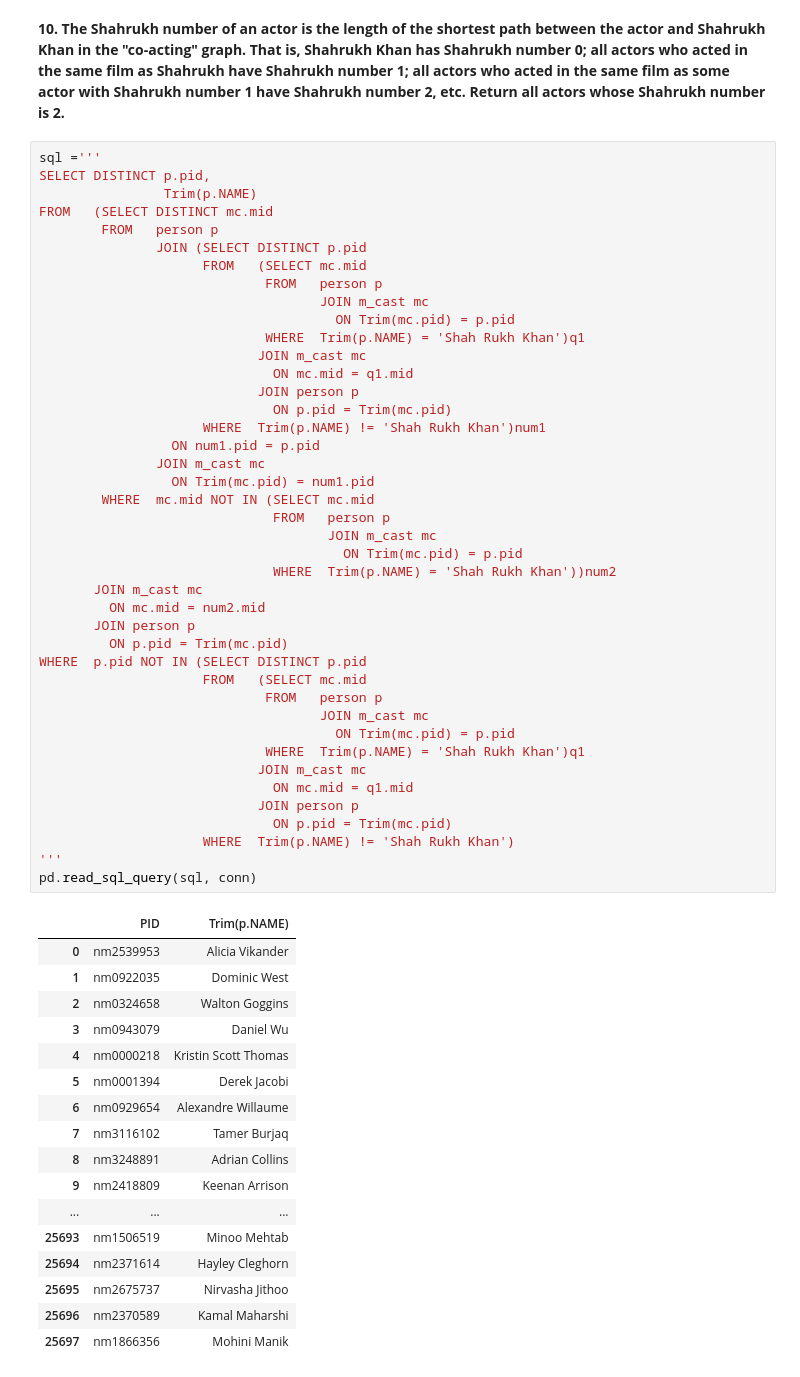
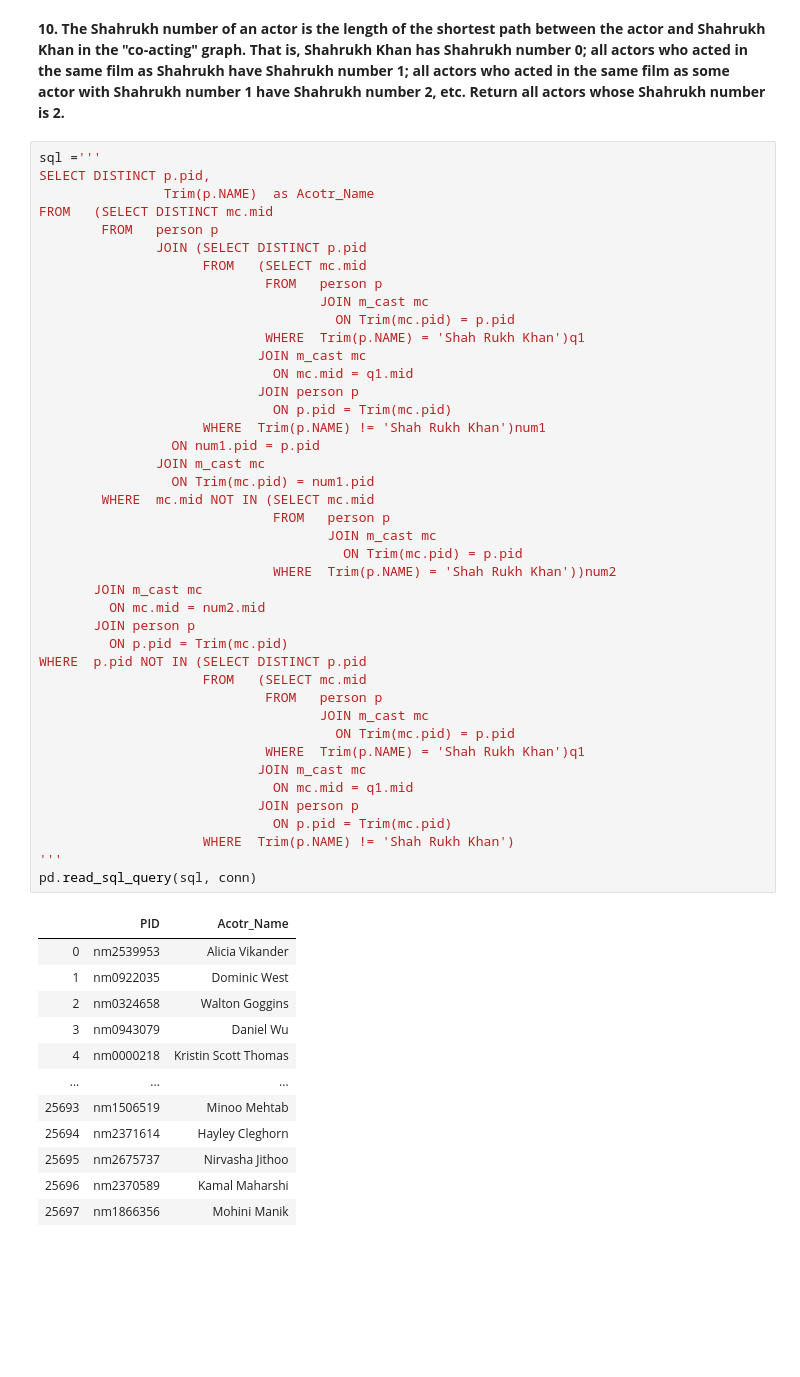
Before and after one commit to aditya-5842/sqlite3-practice, a Jupyter notebook: SQL queries on IMDB data.ipynb, the cells around one changed output. Cells and saved outputs as stored; diff of their text form; blank space fills up the shorter version.

```diff
--- a/SQL queries on IMDB data.ipynb
+++ b/SQL queries on IMDB data.ipynb
@@ -434,7 +454,7 @@ Return all actors whose Shahrukh number is 2.**
 # %%
 sql ='''
 SELECT DISTINCT p.pid,
-                Trim(p.NAME)
+                Trim(p.NAME)  as Acotr_Name
 FROM   (SELECT DISTINCT mc.mid
         FROM   person p
                JOIN (SELECT DISTINCT p.pid
@@ -447,44 +467,39 @@ FROM   (SELECT DISTINCT mc.mid
                               ON mc.mid = q1.mid
                             JOIN person p
                               ON p.pid = Trim(mc.pid)
                      WHERE  Trim(p.NAME) != 'Shah Rukh Khan')num1
                  ON num1.pid = p.pid
                JOIN m_cast mc
                  ON Trim(mc.pid) = num1.pid
         WHERE  mc.mid NOT IN (SELECT mc.mid
                               FROM   person p
                                      JOIN m_cast mc
                                        ON Trim(mc.pid) = p.pid
                               WHERE  Trim(p.NAME) = 'Shah Rukh Khan'))num2
        JOIN m_cast mc
          ON mc.mid = num2.mid
        JOIN person p
          ON p.pid = Trim(mc.pid)
 WHERE  p.pid NOT IN (SELECT DISTINCT p.pid
                      FROM   (SELECT mc.mid
                              FROM   person p
                                     JOIN m_cast mc
                                       ON Trim(mc.pid) = p.pid
                              WHERE  Trim(p.NAME) = 'Shah Rukh Khan')q1
                             JOIN m_cast mc
                               ON mc.mid = q1.mid
                             JOIN person p
                               ON p.pid = Trim(mc.pid)
                      WHERE  Trim(p.NAME) != 'Shah Rukh Khan')
 '''
 pd.read_sql_query(sql, conn)
 # %% [output]
-|  | PID | Trim(p.NAME) |
+|  | PID | Acotr_Name |
 | 0 | nm2539953 | Alicia Vikander |
 | 1 | nm0922035 | Dominic West |
 | 2 | nm0324658 | Walton Goggins |
 | 3 | nm0943079 | Daniel Wu |
 | 4 | nm0000218 | Kristin Scott Thomas |
-| 5 | nm0001394 | Derek Jacobi |
-| 6 | nm0929654 | Alexandre Willaume |
-| 7 | nm3116102 | Tamer Burjaq |
-| 8 | nm3248891 | Adrian Collins |
-| 9 | nm2418809 | Keenan Arrison |
 | ... | ... | ... |
 | 25693 | nm1506519 | Minoo Mehtab |
 | 25694 | nm2371614 | Hayley Cleghorn |
```
Also changed, not shown: parts of 2 cells of this notebook.
